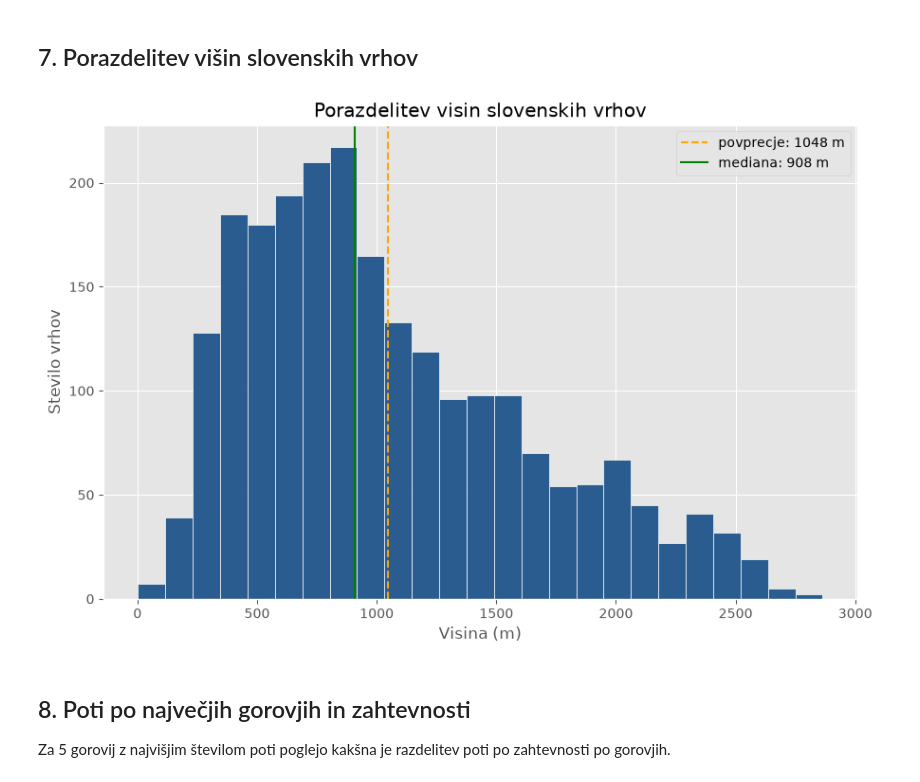
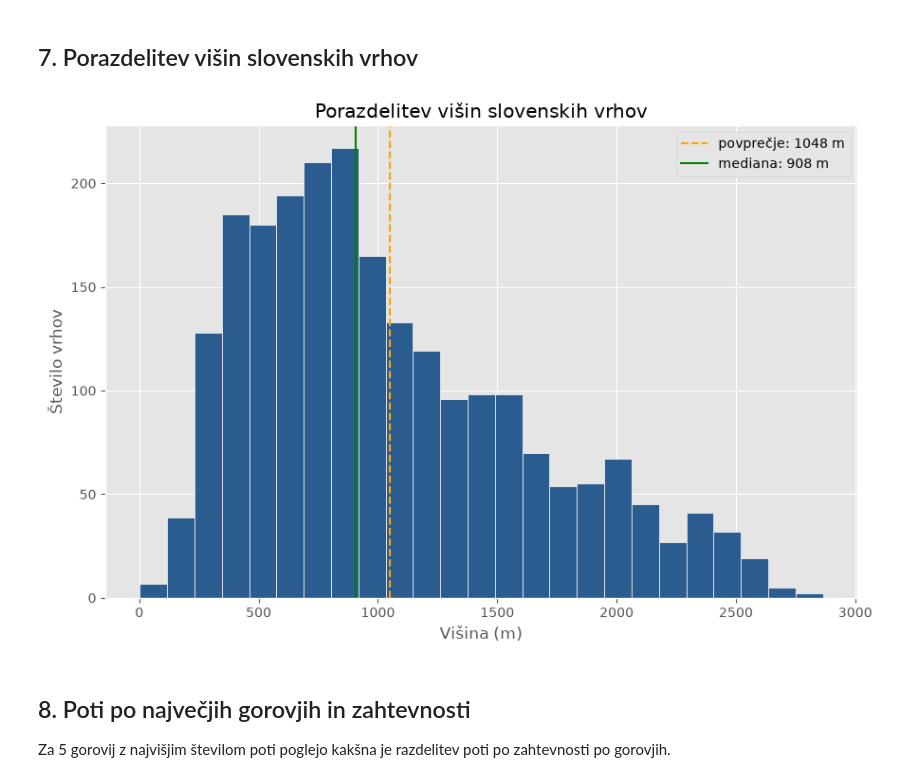
Before and after one commit to maticdre/hribi-analiza, a Jupyter notebook: analiza.ipynb, the cells around one changed output. Drawn from its saved outputs; the diff is of its cells as text; code cells hidden in the pictures.

```diff
--- a/analiza.ipynb
+++ b/analiza.ipynb
@@ -339,18 +339,18 @@ Tudi tukaj lahko vidimo da zahtevnost sledi strmini poti, kar je očitno tudi iz
 # %%
 visine = hribi.loc[hribi["drzava"] == "Slovenija", "visina"].dropna()
 
 plt.figure(figsize=(9, 6))
 plt.hist(visine, bins=25, color="#2b5c8f", edgecolor="white")
-plt.axvline(visine.mean(), color="orange", linestyle="--", label=f"povprecje: {visine.mean():.0f} m")
+plt.axvline(visine.mean(), color="orange", linestyle="--", label=f"povprečje: {visine.mean():.0f} m")
 plt.axvline(visine.median(), color="green", label=f"mediana: {visine.median():.0f} m")
-plt.title("Porazdelitev visin slovenskih vrhov")
-plt.xlabel("Visina (m)")
-plt.ylabel("Stevilo vrhov")
+plt.title("Porazdelitev višin slovenskih vrhov")
+plt.xlabel("Višina (m)")
+plt.ylabel("Število vrhov")
 plt.legend()
 plt.tight_layout()
 plt.show()
 # %% [output]
-[figure, old version]
+[figure, new version]
 # %% [markdown]
 ## 8. Poti po največjih gorovjih in zahtevnosti
 
```
Also changed, not shown: parts of 2 cells of this notebook, 4 other files.
